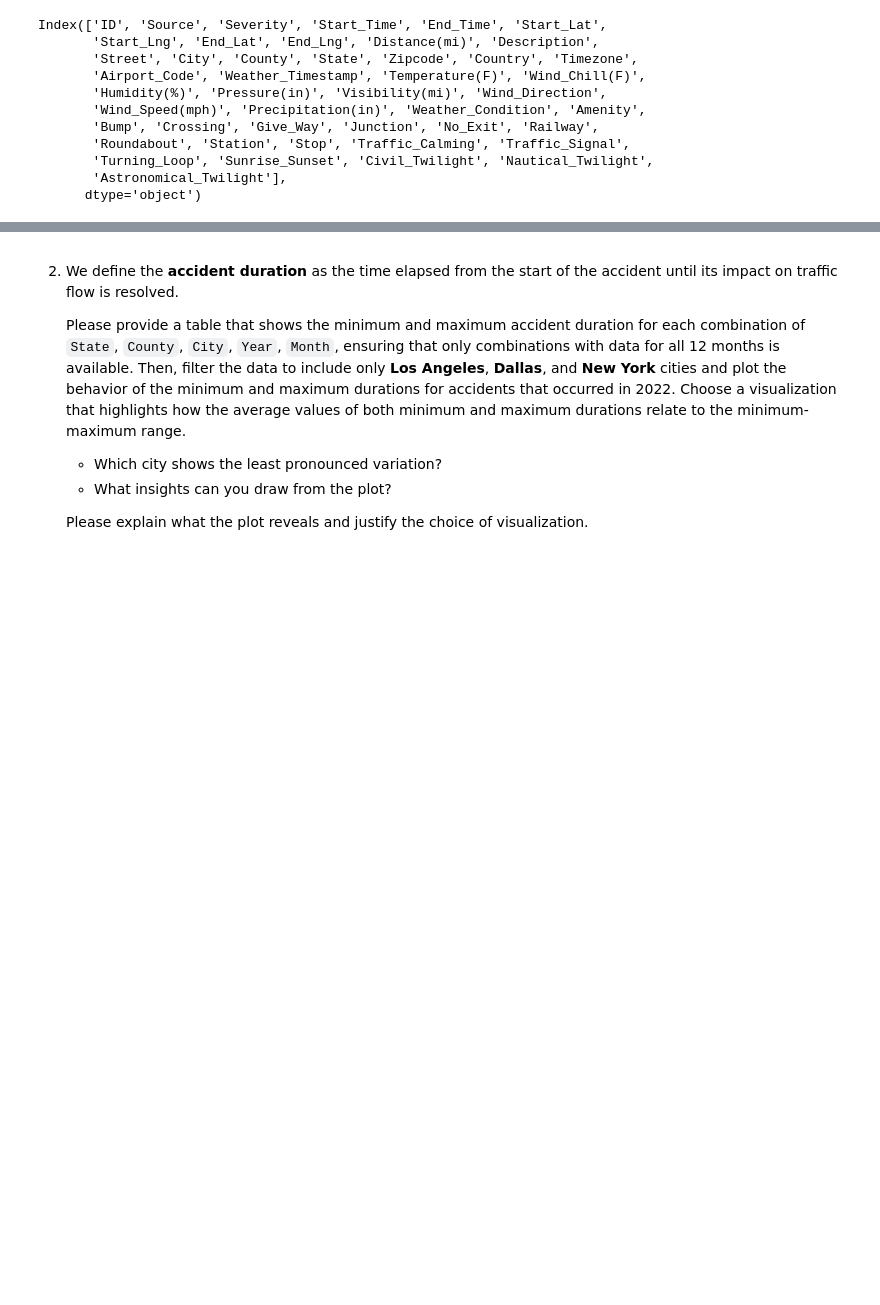
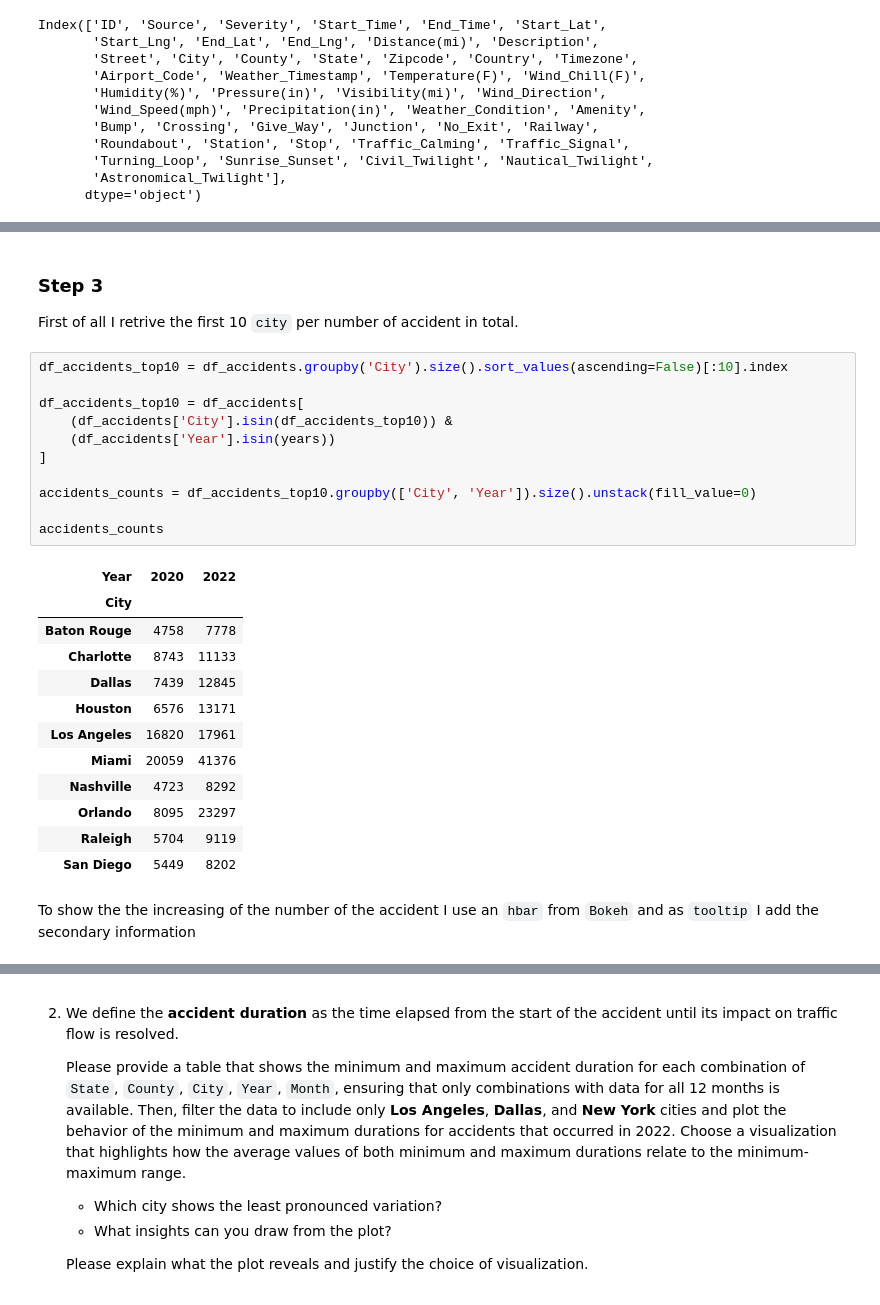
Before and after one commit to MattiaBiancini/Visual-Analytics, a Jupyter notebook: Assignment1/Assignment1.ipynb, the cells around one changed output, grey strips where cells are left out. Cells and saved outputs as stored; diff of their text form; blank space fills up the shorter version.

```diff
--- a/Assignment1/Assignment1.ipynb
+++ b/Assignment1/Assignment1.ipynb
@@ -405,0 +541,30 @@ show(top10_accidents_plot)
+# %% [markdown]
+### Step 3
+
+First of all I retrive the first 10 `city` per number of accident in total.
+# %%
+df_accidents_top10 = df_accidents.groupby('City').size().sort_values(ascending=False)[:10].index
+
+df_accidents_top10 = df_accidents[
+    (df_accidents['City'].isin(df_accidents_top10)) &
+    (df_accidents['Year'].isin(years))
+]
+
+accidents_counts = df_accidents_top10.groupby(['City', 'Year']).size().unstack(fill_value=0)
+
+accidents_counts
+# %% [output]
+| Year | 2020 | 2022 |
+| City |  |  |
+| Baton Rouge | 4758 | 7778 |
+| Charlotte | 8743 | 11133 |
+| Dallas | 7439 | 12845 |
+| Houston | 6576 | 13171 |
+| Los Angeles | 16820 | 17961 |
+| Miami | 20059 | 41376 |
+| Nashville | 4723 | 8292 |
+| Orlando | 8095 | 23297 |
+| Raleigh | 5704 | 9119 |
+| San Diego | 5449 | 8202 |
+# %% [markdown]
+To show the the increasing of the number of the accident I use an `hbar` from `Bokeh` and as `tooltip` I add the secondary information
```
Also changed, not shown: parts of 34 cells of this notebook.
